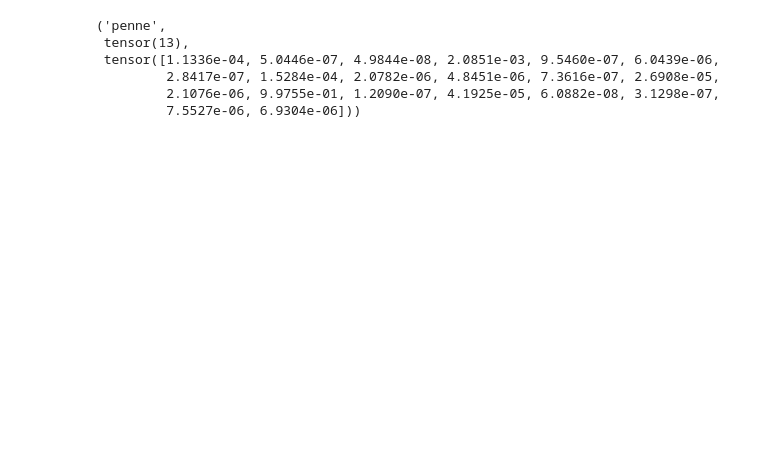
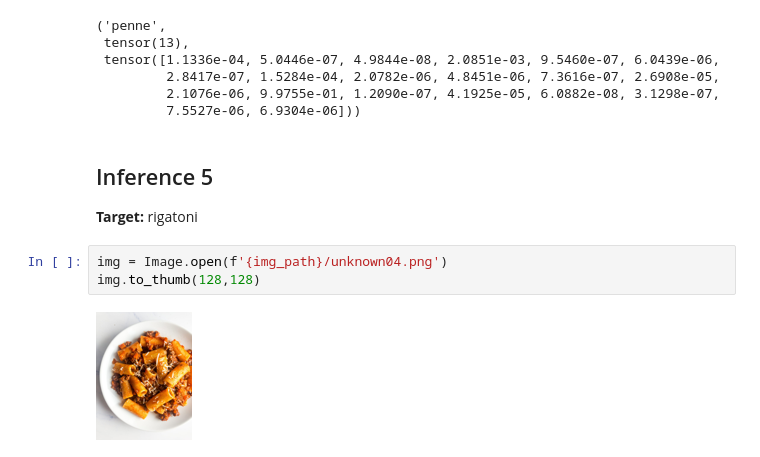
Before and after one commit to zzarif/Pasta-Shape-Recognizer, a Jupyter notebook: notebooks/inference.ipynb, the cells around one changed output. Cells and saved outputs as stored; diff of their text form; blank space fills up the shorter version.

Commit message:
inference done

```diff
--- a/notebooks/inference.ipynb
+++ b/notebooks/inference.ipynb
@@ -106,3 +106,11 @@ model.predict(f'{img_path}/unknown03.png')
          2.8417e-07, 1.5284e-04, 2.0782e-06, 4.8451e-06, 7.3616e-07, 2.6908e-05,
          2.1076e-06, 9.9755e-01, 1.2090e-07, 4.1925e-05, 6.0882e-08, 3.1298e-07,
          7.5527e-06, 6.9304e-06]))
+# %% [markdown]
+## Inference 5
+**Target:** rigatoni
+# %%
+img = Image.open(f'{img_path}/unknown04.png')
+img.to_thumb(128,128)
+# %% [output]
+[figure, added]
```
Also changed, not shown: parts of 28 cells of this notebook.
